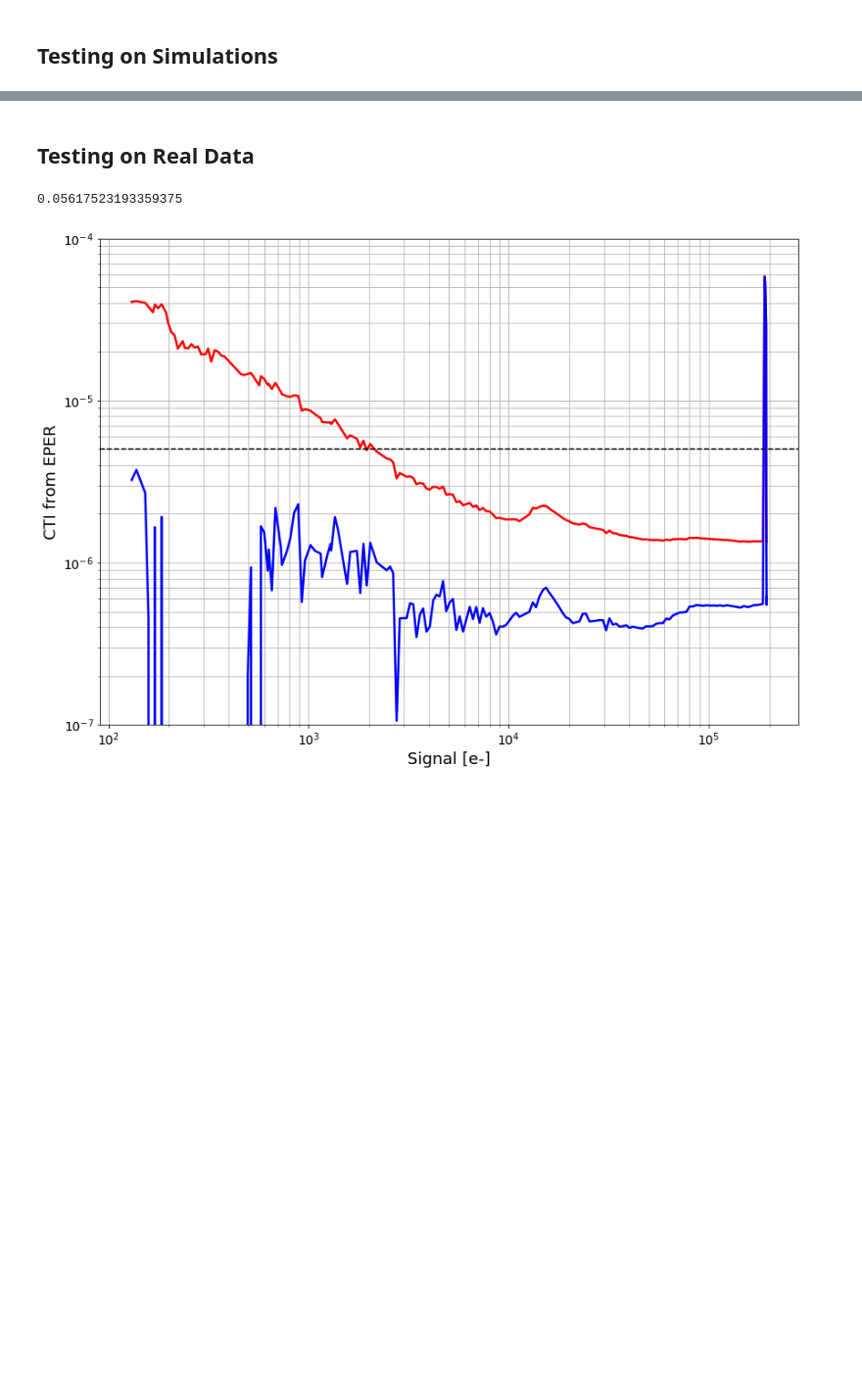
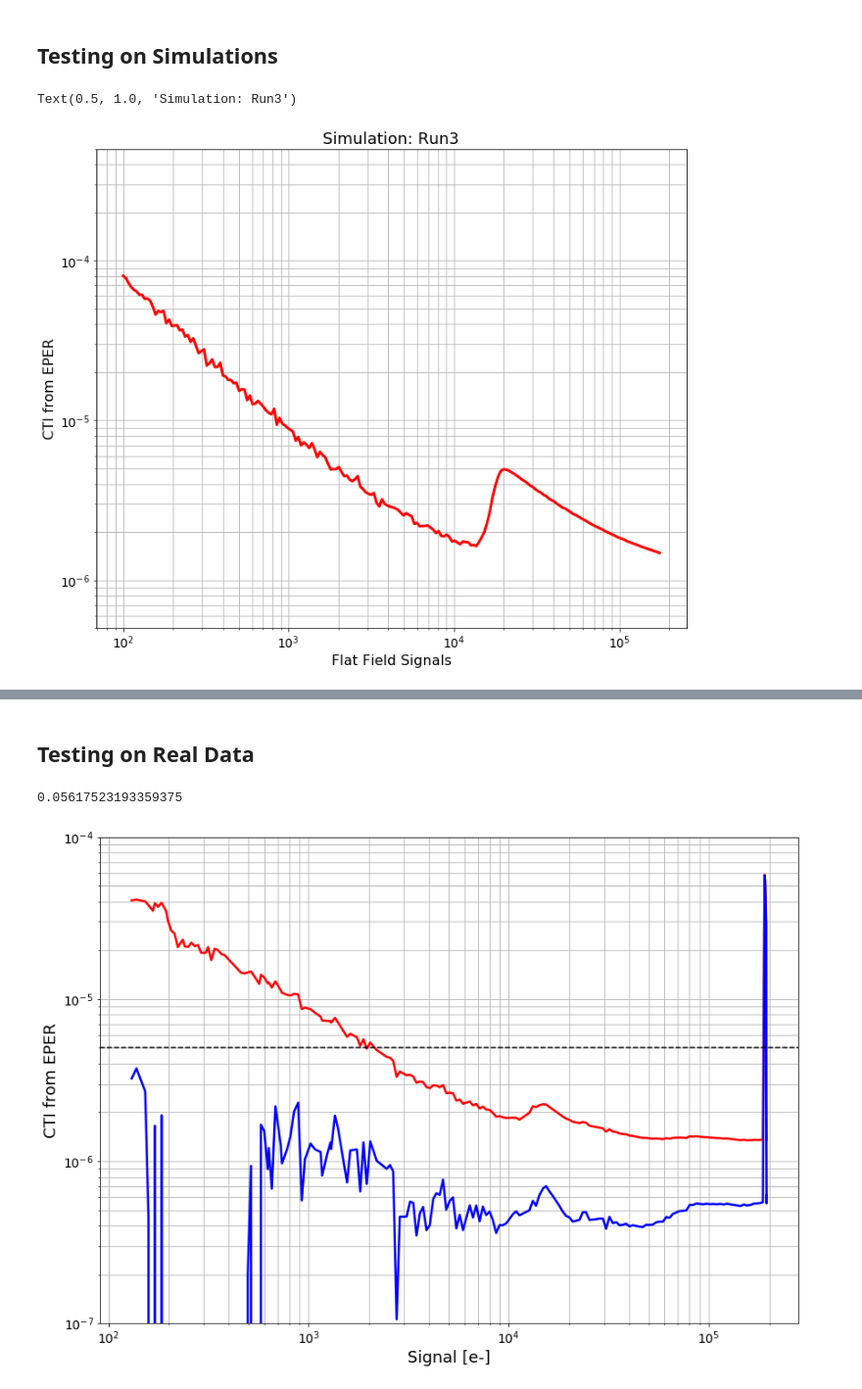
Before and after one commit to Snyder005/ctisim, a Jupyter notebook: notebooks/OverscanCorrection.ipynb, the cells around one changed output, grey strips where cells are left out. Shown: that part at 98% size. Saved outputs shown, nothing was run; the diff lists cells and outputs as text; code cells hidden in the pictures; blank space fills up the shorter version.

```diff
--- a/notebooks/OverscanCorrection.ipynb
+++ b/notebooks/OverscanCorrection.ipynb
@@ -14,15 +47,24 @@ from ctisim.matrix import cti_operator, one_trap_operator, two_trap_operator, on
 ## Testing on Simulations
 # %%
 cti = 1.E-6
+tau = 0.4
 
 output_amplifier = BaseOutputAmplifier(1.0, noise=6.5/np.sqrt(2000.))
 #output_amplifier = FloatingOutputAmplifier(1.0, 0.0002289994239807129, 2.434251, noise=6.5/np.sqrt(2000.))
 
-trap1 = LinearTrap(4.0, 0.4, 1, 0.08)
-trap2 = LogisticTrap(30.0, 0.4, 1, 15000., 0.001)
-signals = np.logspace(2, np.log10(200000.), ITL_AMP_GEOM.ny)
+trapsize1 = 4.0
+scaling = 0.08
+trapsize2 = 40.0
+f0 = 17500.
+k = 0.001
 
-segment = SegmentSimulator.from_amp_geom(ITL_AMP_GEOM, output_amplifier, cti=cti, traps=[trap1, trap2])
+num_signals = 200
+trap1 = LinearTrap(trapsize1, tau, 1, scaling)
+trap2 = LogisticTrap(trapsize2, tau, 1, f0, k)
+signals = np.logspace(2, np.log10(175000.), num_signals)
+
+imarr = np.zeros((num_signals, ITL_AMP_GEOM.nx))
+segment = SegmentSimulator(imarr, ITL_AMP_GEOM.prescan_width, output_amplifier, cti=cti, traps=[trap1, trap2])
 segment.ramp_exp(signals)
 
 segarr = segment.simulate_readout(serial_overscan_width=ITL_AMP_GEOM.serial_overscan_width, parallel_overscan_width=0)
@@ -52,0 +73,19 @@ for i in range(ny):
+# %%
+oscan1 = segarr[:, 512]
+oscan2 = segarr[:, 513]
+lastpix = segarr[:, 511]
+cti_results = (oscan1+oscan2)/(lastpix*512)
+
+fig, ax =plt.subplots(1, 1, figsize=(12, 10))
+ax.plot(signals, cti_results, linewidth=3, color='red')
+ax.set_yscale('log')
+ax.set_xscale('log')
+ax.set_ylim(5.E-7, 5.E-4)
+ax.tick_params(axis='both', which='major', labelsize=14)
+ax.set_ylabel('CTI from EPER', fontsize=16)
+ax.set_xlabel('Flat Field Signals', fontsize=16)
+ax.grid(which='both', axis='both')
+ax.set_title('Simulation: Run3', fontsize=18)
+# %% [output]
+Text(0.5, 1.0, 'Simulation: Run3')
+[figure, added]
```
Also changed, not shown: parts of 9 cells of this notebook, 20 other files.
